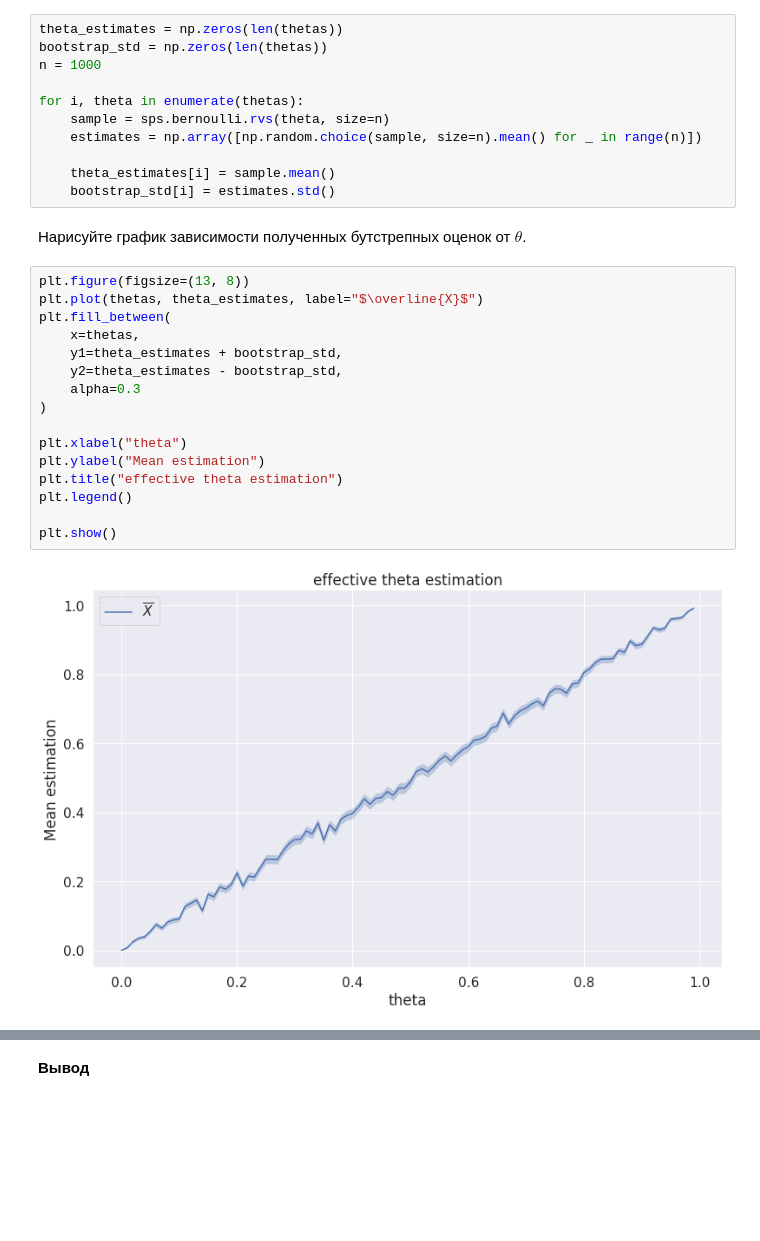
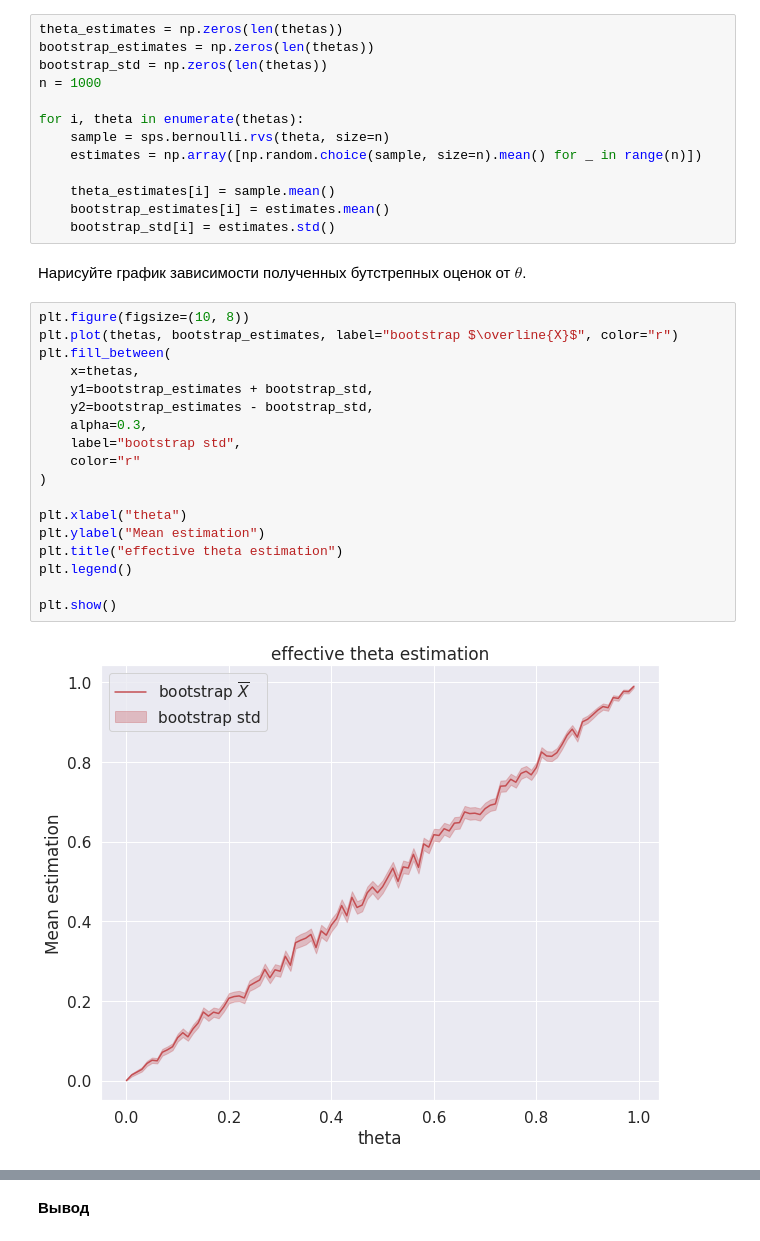
Before and after one commit to archie230/matstat_prac, a Jupyter notebook: Task3/hw3.ipynb, the cells around one changed output, grey strips where cells are left out. Cells and saved outputs as stored; diff of their text form; blank space fills up the shorter version.

```diff
--- a/Task3/hw3.ipynb
+++ b/Task3/hw3.ipynb
@@ -560,6 +600,7 @@ plt.show()
 $\overline{X}$ *(из все того же критерия эффективности)*
 # %%
 theta_estimates = np.zeros(len(thetas))
+bootstrap_estimates = np.zeros(len(thetas))
 bootstrap_std = np.zeros(len(thetas))
 n = 1000
 
@@ -568,24 +609,27 @@ for i, theta in enumerate(thetas):
     estimates = np.array([np.random.choice(sample, size=n).mean() for _ in range(n)])
 
     theta_estimates[i] = sample.mean()
+    bootstrap_estimates[i] = estimates.mean()
     bootstrap_std[i] = estimates.std()
 # %% [markdown]
  Нарисуйте график зависимости полученных бутстрепных оценок от $\theta$.
 # %%
-plt.figure(figsize=(13, 8))
-plt.plot(thetas, theta_estimates, label="$\overline{X}$")
+plt.figure(figsize=(10, 8))
+plt.plot(thetas, bootstrap_estimates, label="bootstrap $\overline{X}$", color="r")
 plt.fill_between(
     x=thetas,
-    y1=theta_estimates + bootstrap_std,
-    y2=theta_estimates - bootstrap_std,
-    alpha=0.3
+    y1=bootstrap_estimates + bootstrap_std,
+    y2=bootstrap_estimates - bootstrap_std,
+    alpha=0.3,
+    label="bootstrap std",
+    color="r"
 )
 
 plt.xlabel("theta")
 plt.ylabel("Mean estimation")
 plt.title("effective theta estimation")
 plt.legend()
 
 plt.show()
 # %% [output]
-[figure, old version]
+[figure, new version]
```
Also changed, not shown: parts of 9 cells of this notebook.
